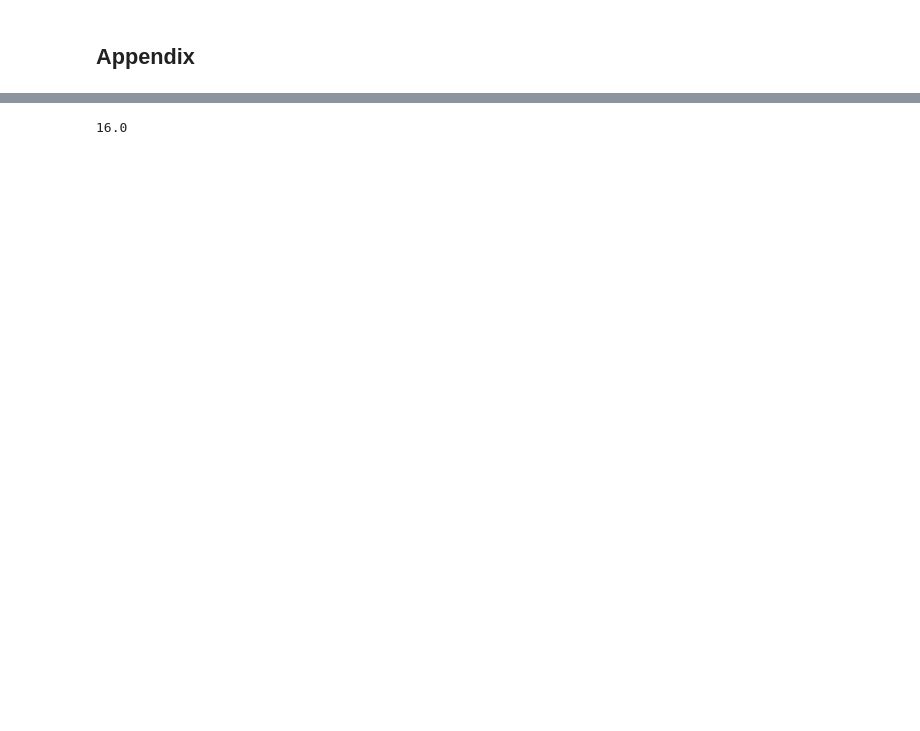
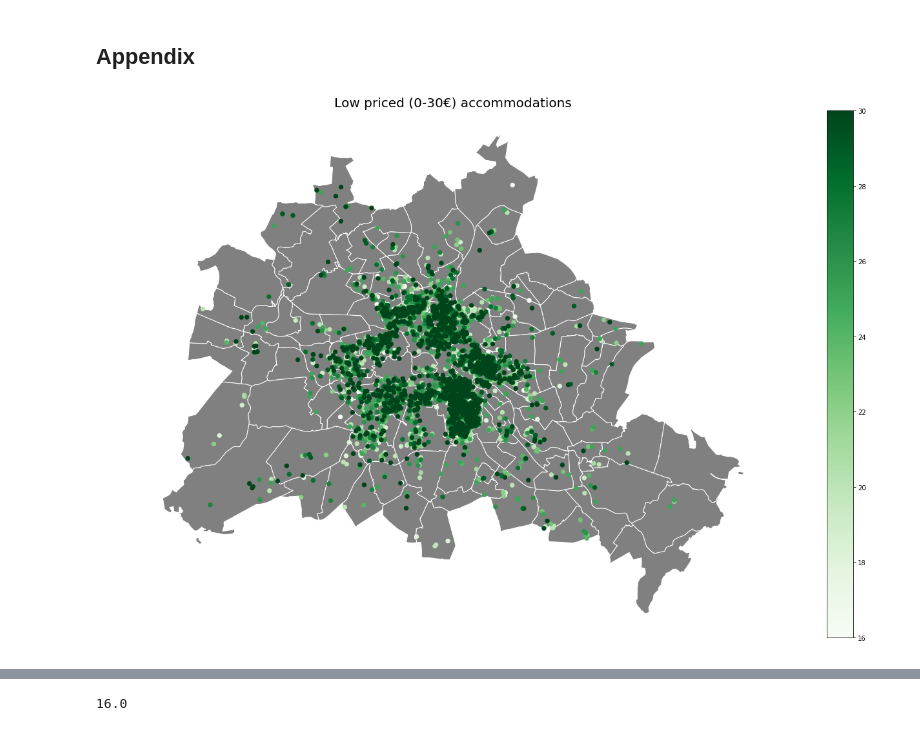
Before and after one commit to adivicco47/Spatialstatistics, a Jupyter notebook: BerlinListings.ipynb, the cells around one changed output, grey strips where cells are left out. Drawn from its saved outputs; the diff is of its cells as text; code cells hidden in the pictures; blank space fills up the shorter version.

```diff
--- a/BerlinListings.ipynb
+++ b/BerlinListings.ipynb
@@ -124,7 +153,11 @@ district = gpd.read_file('./data/berlin-districts.geojson').to_crs(epsg=3857)
 # %%
 fig, ax = plt.subplots(figsize=(30,15))
 ax.set_aspect('equal')
-district.plot(ax=ax,color='grey', edgecolor='white', figsize=(30,15))
-listings_low.sort_values("price").plot("price", ax=ax, markersize=20, legend=True, figsize=(30,15))
+district.plot(ax=ax,color='grey', edgecolor='white')
+listings_low.sort_values("price").plot("price", ax=ax,cmap="Greens", markersize=40, legend=True)
+plt.title("Low priced (0-30€) accommodations", fontsize= 20)
+plt.axis('off')
 plt.show();
+# %% [output]
+[figure, added]
 # %%
```
Also changed, not shown: parts of 10 cells of this notebook, 6 other files.
